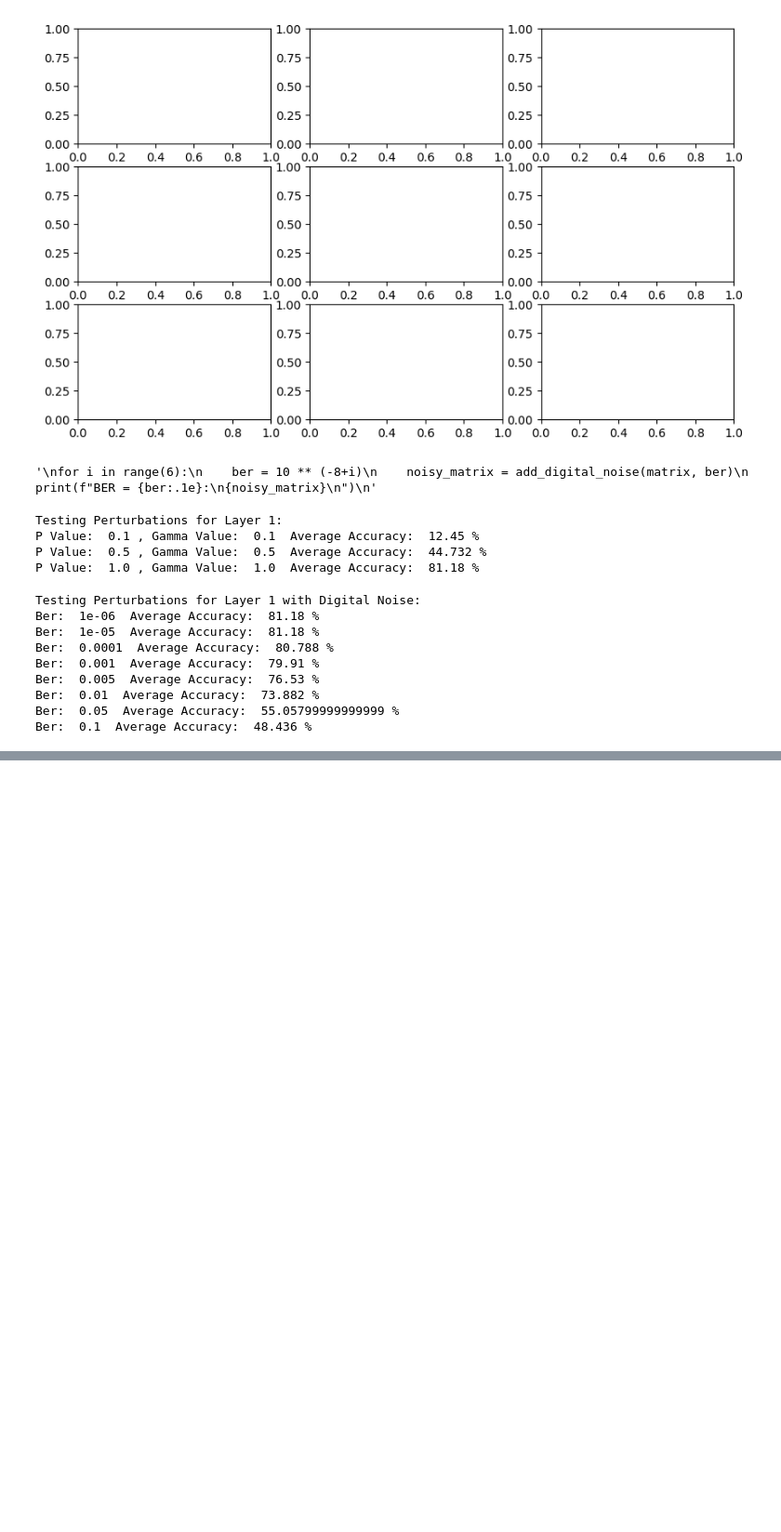
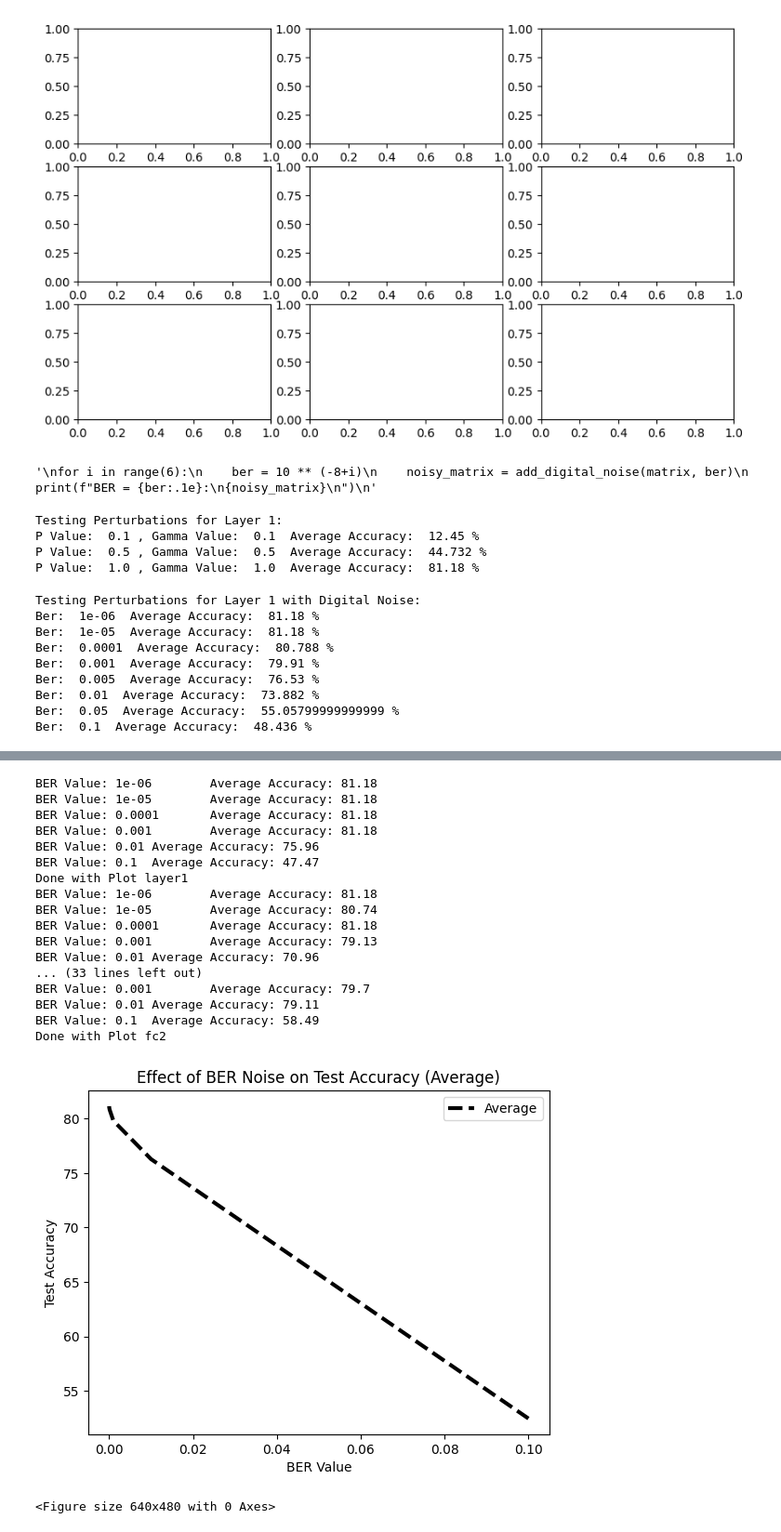
Before and after one commit to Markay12/pynq-finn-FPGA, a Jupyter notebook: noise_weight_analysis/Cifar10/Brevitas/src/Cifar10_Brevitas_NoiseTesting.ipynb, the cells around one changed output, grey strips where cells are left out. Shown: that part at 93% size. Saved outputs shown, nothing was run; the diff lists cells and outputs as text; code cells hidden in the pictures; blank space fills up the shorter version.

```diff
--- a/noise_weight_analysis/Cifar10/Brevitas/src/Cifar10_Brevitas_NoiseTesting.ipynb
+++ b/noise_weight_analysis/Cifar10/Brevitas/src/Cifar10_Brevitas_NoiseTesting.ipynb
@@ -706,0 +788,79 @@ print(ber_vector)
+# %%
+def ber_noise_plot_brevitas(num_perturbations, layer_names, ber_vector, model, device):
+
+    if not os.path.exists("noise_plots_brevitas/ber_noise/"):
+        os.makedirs("noise_plots_brevitas/ber_noise/")
+
+    plt.style.use('default')
+
+    all_test_accs = []
+
+    for layer in layer_names:
+        test_accs = []
+
+        for ber in ber_vector:
+            noisy_models = add_digital_noise_to_model_brevitas(model, [layer], ber, num_perturbations)
+
+            accuracies = []
+
+            for noisy_model in noisy_models:
+
+                noisy_model.to(device)
+                accuracies.append(test(noisy_model, test_quantized_loader, device))
+
+            avg_accuracy = sum(accuracies) / len(accuracies)
+
+            test_accs.append(avg_accuracy)
+
+            print("BER Value: {}\tAverage Accuracy: {}".format(ber, avg_accuracy))
+
+        all_test_accs.append(test_accs)
+
+        plt.plot(ber_vector, test_accs,
+                 label='{} Accuracy at Different Perturbation Levels'.format(layer))
+
+        plt.xlabel('Standard Deviation')
+        plt.ylabel('Test Accuracy')
+        plt.title('Effect of Noise on Test Accuracy')
+        plt.legend()
+        plt.savefig("noise_plots_brevitas/ber_noise/{}.png".format(layer))
+        plt.clf()
+        print('Done with Plot {}'.format(layer))
+
+    avg_test_accs = [sum(x) / len(x) for x in zip(*all_test_accs)]
+
+    plt.plot(ber_vector, avg_test_accs, label='Average',
+             linewidth=3, linestyle='--', color="black")
+
+    plt.xlabel('BER Value')
+
+    plt.ylabel('Test Accuracy')
+
+    plt.title('Effect of BER Noise on Test Accuracy (Average)')
+
+    plt.legend()
+    plt.savefig("noise_plots_brevitas/ber_noise/average.png")
+    plt.clf()
+
+
+ber_noise_plot_brevitas(1, ['layer1', 'layer2', 'layer3', 'layer4', 'layer5', 'fc1', 'fc2'], [1e-6, 1e-5, 1e-4, 1e-3, 0.01, 0.1], model, device)
+# %% [output]
+BER Value: 1e-06        Average Accuracy: 81.18
+BER Value: 1e-05        Average Accuracy: 81.18
+BER Value: 0.0001       Average Accuracy: 81.18
+BER Value: 0.001        Average Accuracy: 81.18
+BER Value: 0.01 Average Accuracy: 75.96
+BER Value: 0.1  Average Accuracy: 47.47
+Done with Plot layer1
+BER Value: 1e-06        Average Accuracy: 81.18
+BER Value: 1e-05        Average Accuracy: 80.74
+BER Value: 0.0001       Average Accuracy: 81.18
+BER Value: 0.001        Average Accuracy: 79.13
+BER Value: 0.01 Average Accuracy: 70.96
+... (33 lines left out)
+BER Value: 0.001        Average Accuracy: 79.7
+BER Value: 0.01 Average Accuracy: 79.11
+BER Value: 0.1  Average Accuracy: 58.49
+Done with Plot fc2
+[figure, added]
+<Figure size 640x480 with 0 Axes>
```
Also changed, not shown: parts of 8 cells of this notebook, 16 other files.
